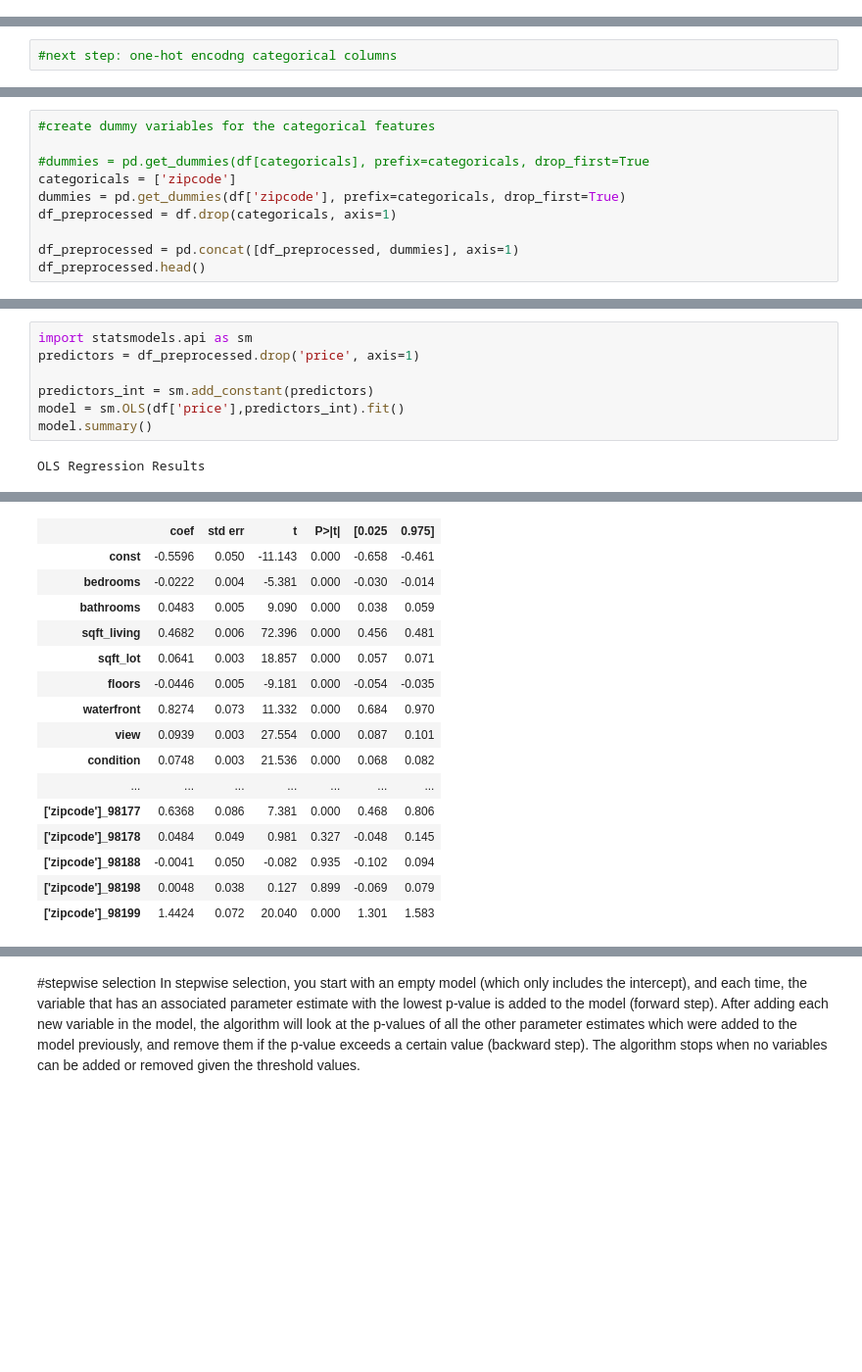
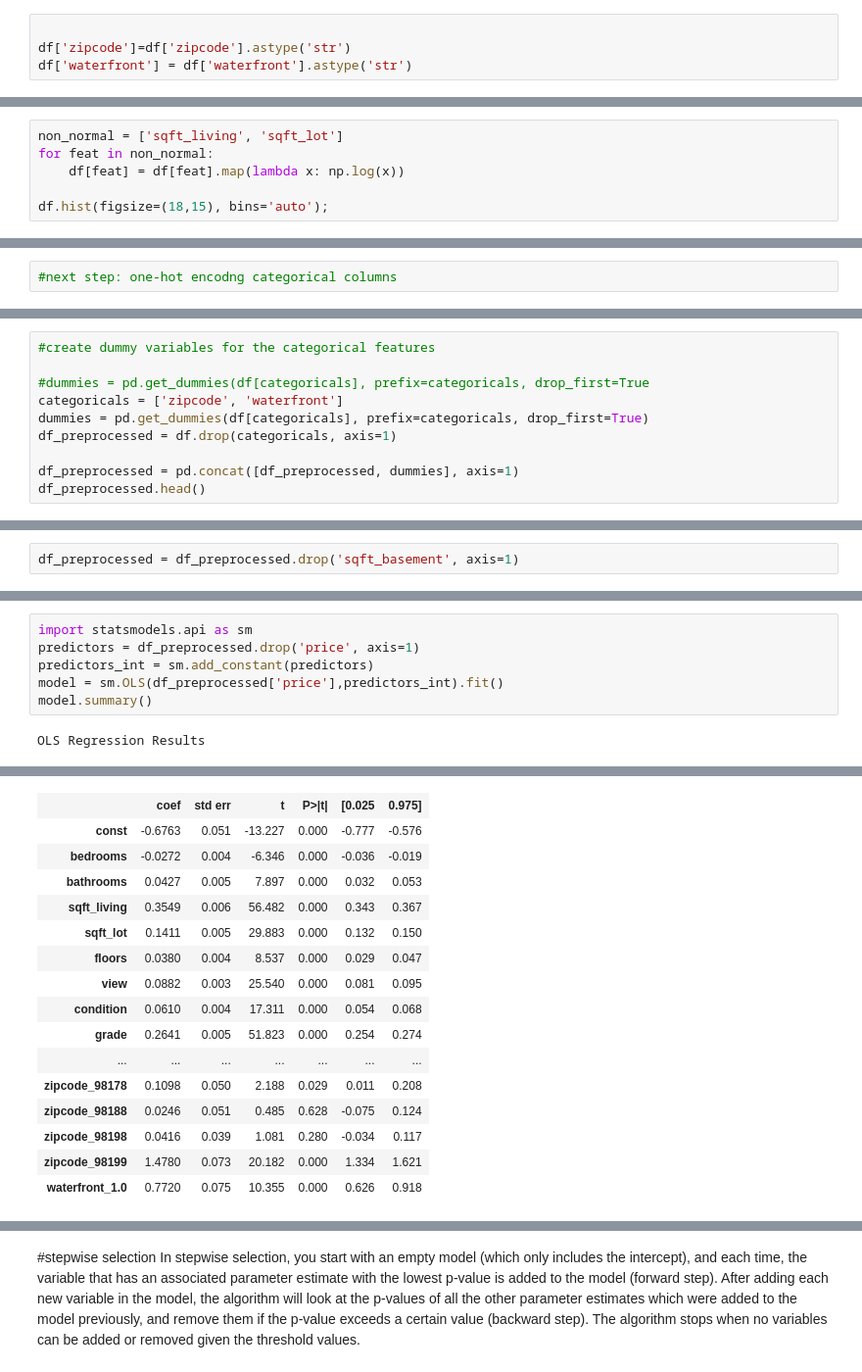
Before and after one commit to kstrickland680/housing-analysis, a Jupyter notebook: housing-analysis.ipynb, the cells around one changed output, grey strips where cells are left out. Shown at 98% size. Cells and saved outputs as stored; diff of their text form; blank space fills up the shorter version.

```diff
--- a/housing-analysis.ipynb
+++ b/housing-analysis.ipynb
@@ -293,3 +200,7 @@ memory usage: 3.1+ MB
+# %%
+
+df['zipcode']=df['zipcode'].astype('str')
+df['waterfront'] = df['waterfront'].astype('str')
 # %%
 len(df[df['sqft_basement'] == '?'])
 #414 unknown values
@@ -418,0 +296,6 @@ df.hist(figsize=(18,15), bins='auto');
+# %%
+non_normal = ['sqft_living', 'sqft_lot']
+for feat in non_normal:
+    df[feat] = df[feat].map(lambda x: np.log(x))
+
+df.hist(figsize=(18,15), bins='auto');
@@ -474,8 +329,8 @@ fig.tight_layout()
 #create dummy variables for the categorical features
 
 #dummies = pd.get_dummies(df[categoricals], prefix=categoricals, drop_first=True
-categoricals = ['zipcode']
-dummies = pd.get_dummies(df['zipcode'], prefix=categoricals, drop_first=True)
+categoricals = ['zipcode', 'waterfront']
+dummies = pd.get_dummies(df[categoricals], prefix=categoricals, drop_first=True)
 df_preprocessed = df.drop(categoricals, axis=1)
 
 df_preprocessed = pd.concat([df_preprocessed, dummies], axis=1)
@@ -490 +345,3 @@ df_preprocessed.head()
 5 rows × 83 columns
+# %%
+df_preprocessed = df_preprocessed.drop('sqft_basement', axis=1)
@@ -491,9 +368,8 @@ df_preprocessed.head()
 # %%
 import statsmodels.api as sm
 predictors = df_preprocessed.drop('price', axis=1)
-
 predictors_int = sm.add_constant(predictors)
-model = sm.OLS(df['price'],predictors_int).fit()
+model = sm.OLS(df_preprocessed['price'],predictors_int).fit()
 model.summary()
 # %% [output]
 OLS Regression Results
@@ -508,17 +384,17 @@ OLS Regression Results
 | Covariance Type: | nonrobust |  |  |
 |  | coef | std err | t | P>|t| | [0.025 | 0.975] |
-| const | -0.5596 | 0.050 | -11.143 | 0.000 | -0.658 | -0.461 |
-| bedrooms | -0.0222 | 0.004 | -5.381 | 0.000 | -0.030 | -0.014 |
-| bathrooms | 0.0483 | 0.005 | 9.090 | 0.000 | 0.038 | 0.059 |
-| sqft_living | 0.4682 | 0.006 | 72.396 | 0.000 | 0.456 | 0.481 |
-| sqft_lot | 0.0641 | 0.003 | 18.857 | 0.000 | 0.057 | 0.071 |
-| floors | -0.0446 | 0.005 | -9.181 | 0.000 | -0.054 | -0.035 |
-| waterfront | 0.8274 | 0.073 | 11.332 | 0.000 | 0.684 | 0.970 |
-| view | 0.0939 | 0.003 | 27.554 | 0.000 | 0.087 | 0.101 |
-| condition | 0.0748 | 0.003 | 21.536 | 0.000 | 0.068 | 0.082 |
+| const | -0.6763 | 0.051 | -13.227 | 0.000 | -0.777 | -0.576 |
+| bedrooms | -0.0272 | 0.004 | -6.346 | 0.000 | -0.036 | -0.019 |
+| bathrooms | 0.0427 | 0.005 | 7.897 | 0.000 | 0.032 | 0.053 |
+| sqft_living | 0.3549 | 0.006 | 56.482 | 0.000 | 0.343 | 0.367 |
+| sqft_lot | 0.1411 | 0.005 | 29.883 | 0.000 | 0.132 | 0.150 |
+| floors | 0.0380 | 0.004 | 8.537 | 0.000 | 0.029 | 0.047 |
+| view | 0.0882 | 0.003 | 25.540 | 0.000 | 0.081 | 0.095 |
+| condition | 0.0610 | 0.004 | 17.311 | 0.000 | 0.054 | 0.068 |
+| grade | 0.2641 | 0.005 | 51.823 | 0.000 | 0.254 | 0.274 |
 | ... | ... | ... | ... | ... | ... | ... |
-| ['zipcode']_98177 | 0.6368 | 0.086 | 7.381 | 0.000 | 0.468 | 0.806 |
-| ['zipcode']_98178 | 0.0484 | 0.049 | 0.981 | 0.327 | -0.048 | 0.145 |
-| ['zipcode']_98188 | -0.0041 | 0.050 | -0.082 | 0.935 | -0.102 | 0.094 |
-| ['zipcode']_98198 | 0.0048 | 0.038 | 0.127 | 0.899 | -0.069 | 0.079 |
-| ['zipcode']_98199 | 1.4424 | 0.072 | 20.040 | 0.000 | 1.301 | 1.583 |
+| zipcode_98178 | 0.1098 | 0.050 | 2.188 | 0.029 | 0.011 | 0.208 |
+| zipcode_98188 | 0.0246 | 0.051 | 0.485 | 0.628 | -0.075 | 0.124 |
+| zipcode_98198 | 0.0416 | 0.039 | 1.081 | 0.280 | -0.034 | 0.117 |
+| zipcode_98199 | 1.4780 | 0.073 | 20.182 | 0.000 | 1.334 | 1.621 |
+| waterfront_1.0 | 0.7720 | 0.075 | 10.355 | 0.000 | 0.626 | 0.918 |
```
Also changed, not shown: parts of 101 cells of this notebook.
